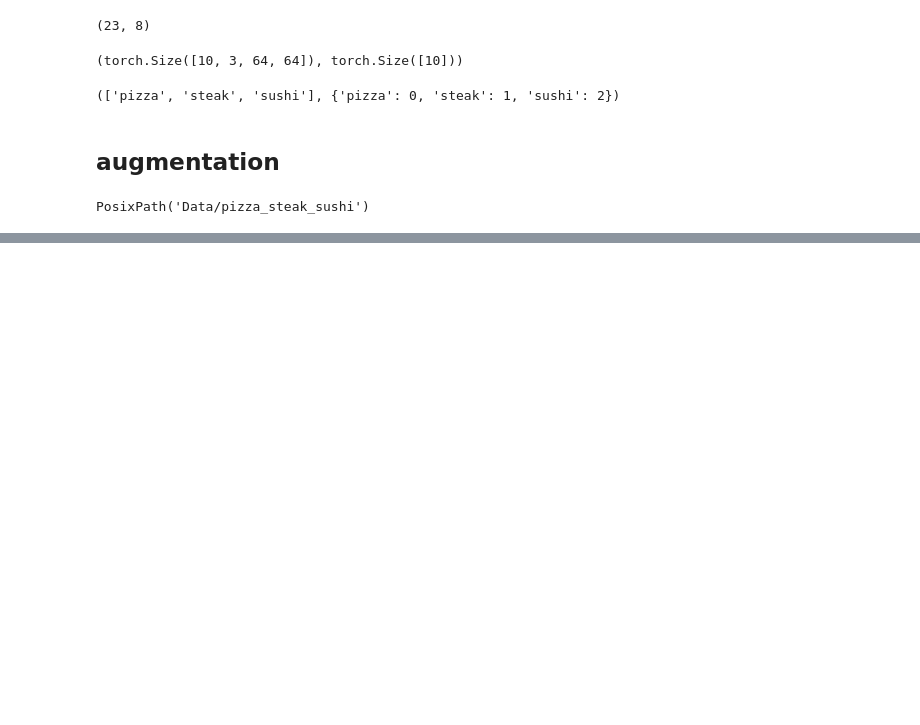
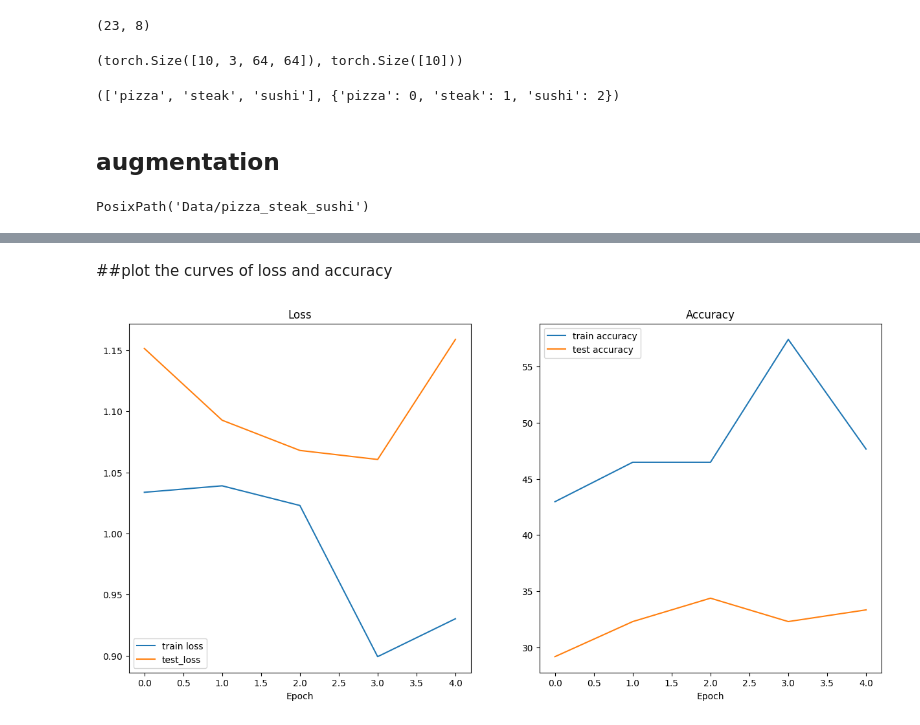
Before and after one commit to NNRahat/PyTorch_projects, a Jupyter notebook: 04_pytorch_custom_datasets.ipynb, the cells around one changed output, grey strips where cells are left out. Saved outputs shown, nothing was run; the diff lists cells and outputs as text; code cells hidden in the pictures; blank space fills up the shorter version.

```diff
--- a/04_pytorch_custom_datasets.ipynb
+++ b/04_pytorch_custom_datasets.ipynb
@@ -270,0 +275,11 @@ plot_transformed_image(image_path = image_path_list,
+# %%
+import requests
+from pathlib import Path
+
+if Path("helper_functions.py").is_file():
+  print("helper_functions.py already exist. Skipping!!!!!!!!!!")
+else:
+  print("downloading helper_functions.py!!!!")
+  request = requests.get("https://raw.githubusercontent.com/mrdbourke/pytorch-deep-learning/main/helper_functions.py")
+  with open("helper_functions.py", "wb") as f:
+    f.write(request.content)
@@ -307,0 +379,5 @@ class without_augmetation(nn.Module):
+# %%
+loss_fn = nn.CrossEntropyLoss()
+
+optimizer = torch.optim.Adam(params = model_0.parameters(),
+                            lr = 0.001)
@@ -307,0 +565,32 @@ class without_augmetation(nn.Module):
+# %% [markdown]
+##plot the curves of loss and accuracy
+# %%
+def plot_curves(results: Dict[str, list[float]]):
+  train_loss = results["train_loss"]
+  test_loss = results["test_loss"]
+
+  train_acc = results["train_acc"]
+  test_acc = results["test_acc"]
+
+
+  epochs = range(len(results["train_loss"]))
+
+  plt.figure(figsize = (15,7))
+
+  plt.subplot(1,2,1)
+  plt.plot(epochs, train_loss, label = "train loss")
+  plt.plot(epochs, test_loss, label = "test_loss")
+  plt.title("Loss")
+  plt.xlabel("Epoch")
+  plt.legend()
+
+  plt.subplot(1,2,2)
+  plt.plot(epochs, train_acc, label="train accuracy")
+  plt.plot(epochs, test_acc, label= "test accuracy")
+  plt.title("Accuracy")
+  plt.xlabel("Epoch")
+  plt.legend()
+# %%
+plot_curves(result_model_0)
+# %% [output]
+[figure, added]
```
Also changed, not shown: parts of 26 cells of this notebook.
